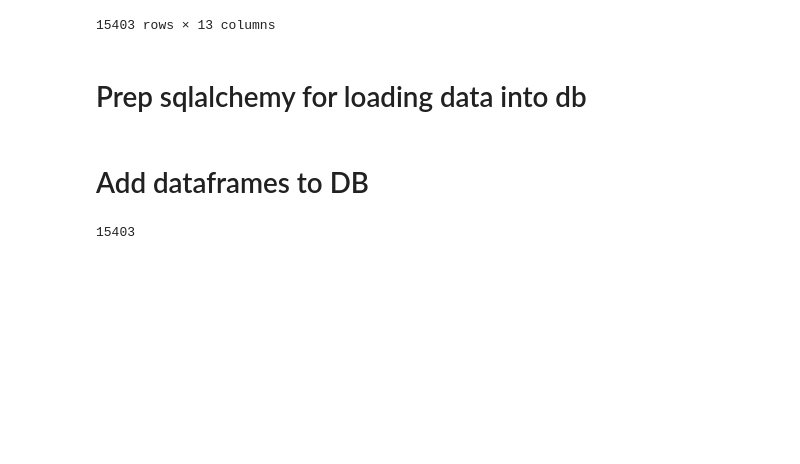
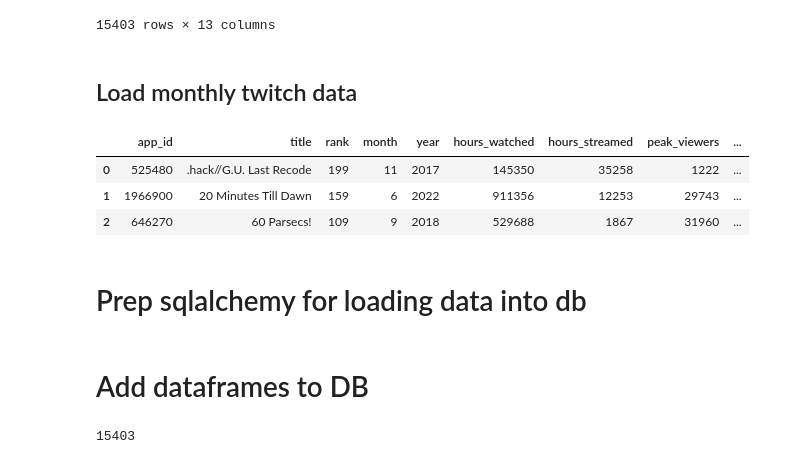
Before and after one commit to rponticelli0/Project_3_Group_7, a Jupyter notebook: sqlite_db_creation.ipynb, the cells around one changed output. Cells and saved outputs as stored; diff of their text form; code cells hidden in the pictures; blank space fills up the shorter version.

```diff
--- a/sqlite_db_creation.ipynb
+++ b/sqlite_db_creation.ipynb
@@ -59,6 +61,16 @@ large_df
 | 106369 | 968870 | First Person | Close to the Sun | 343108 | 3465 | 867 | 461 | ... |
 | 106370 | 968870 | Singleplayer | Close to the Sun | 343108 | 3465 | 867 | 461 | ... |
 15403 rows × 13 columns
+# %% [markdown]
+## Load monthly twitch data
+# %%
+twitch_monthly_df = pd.read_csv(f"{resources_path}/app_id_twitch_monthly.csv")
+twitch_monthly_df.head(3)
+# %% [output]
+|  | app_id | title | rank | month | year | hours_watched | hours_streamed | peak_viewers | ... |
+| 0 | 525480 | .hack//G.U. Last Recode | 199 | 11 | 2017 | 145350 | 35258 | 1222 | ... |
+| 1 | 1966900 | 20 Minutes Till Dawn | 159 | 6 | 2022 | 911356 | 12253 | 29743 | ... |
+| 2 | 646270 | 60 Parsecs! | 109 | 9 | 2018 | 529688 | 1867 | 31960 | ... |
 # %% [markdown]
 # Prep sqlalchemy for loading data into db
 # %%
```
Also changed, not shown: parts of 5 cells of this notebook, 3 other files.
